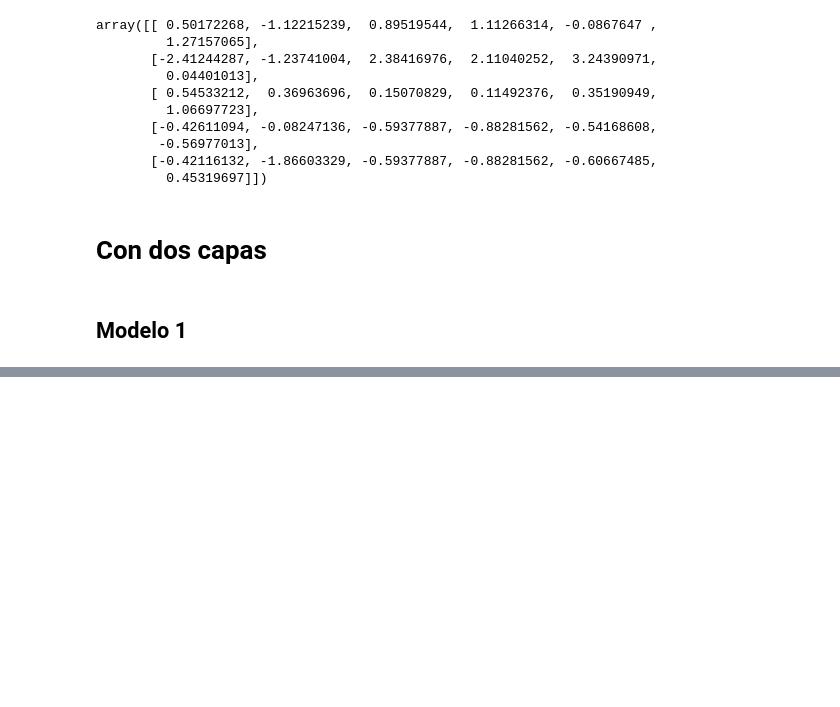
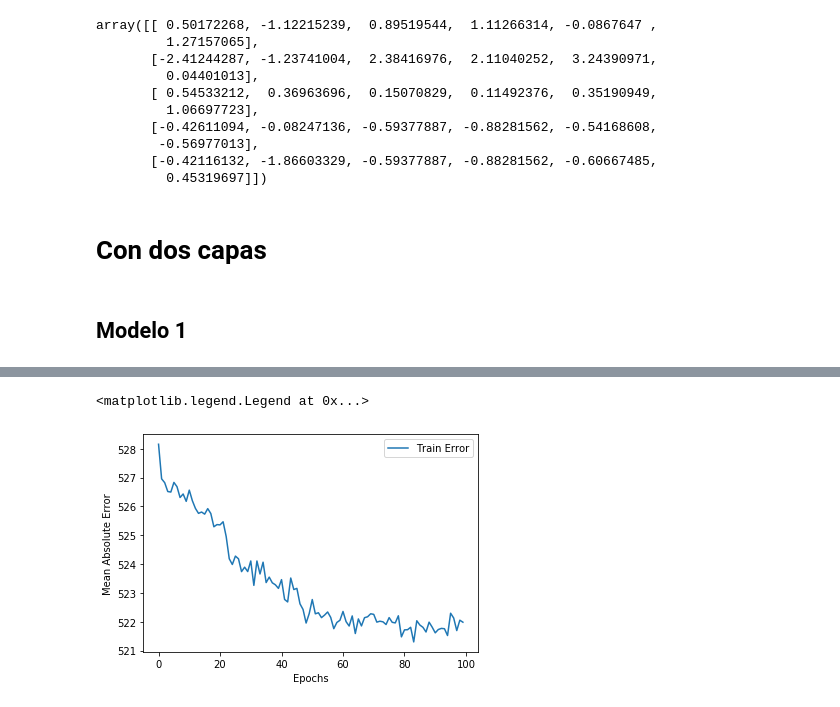
Before and after one commit to napoli-lucia/7506-Organizacion-de-Datos-TPs, a Jupyter notebook: TP2/7506R_TP2_GRUPO18_ENTREGA_N2_02.ipynb, the cells around one changed output, grey strips where cells are left out. Cells and saved outputs as stored; diff of their text form; code cells hidden in the pictures; blank space fills up the shorter version.

```diff
--- a/TP2/7506R_TP2_GRUPO18_ENTREGA_N2_02.ipynb
+++ b/TP2/7506R_TP2_GRUPO18_ENTREGA_N2_02.ipynb
@@ -261,3 +276,12 @@ Epoch 50/50
+# %%
+plt.figure()
+plt.xlabel('Epochs')
+plt.ylabel('Mean Absolute Error')
+plt.plot(range(cant_epochs), historia_modelo_1.history['mae'], label='Train Error')
+plt.legend()
+# %% [output]
+<matplotlib.legend.Legend at 0x...>
+[figure, added]
 # %%
 y_pred = modelo_1.predict(x_test_transform)
 
```
Also changed, not shown: parts of 42 cells of this notebook, 2 other files.
